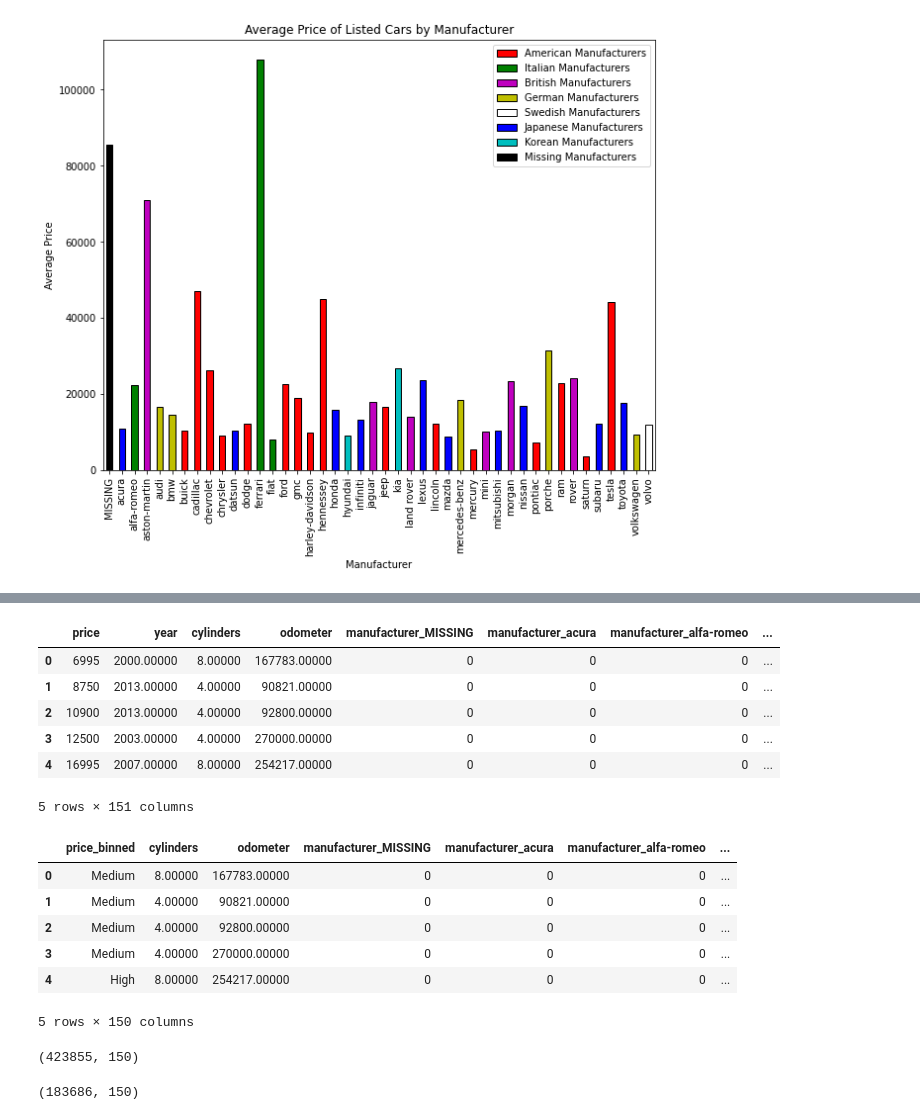
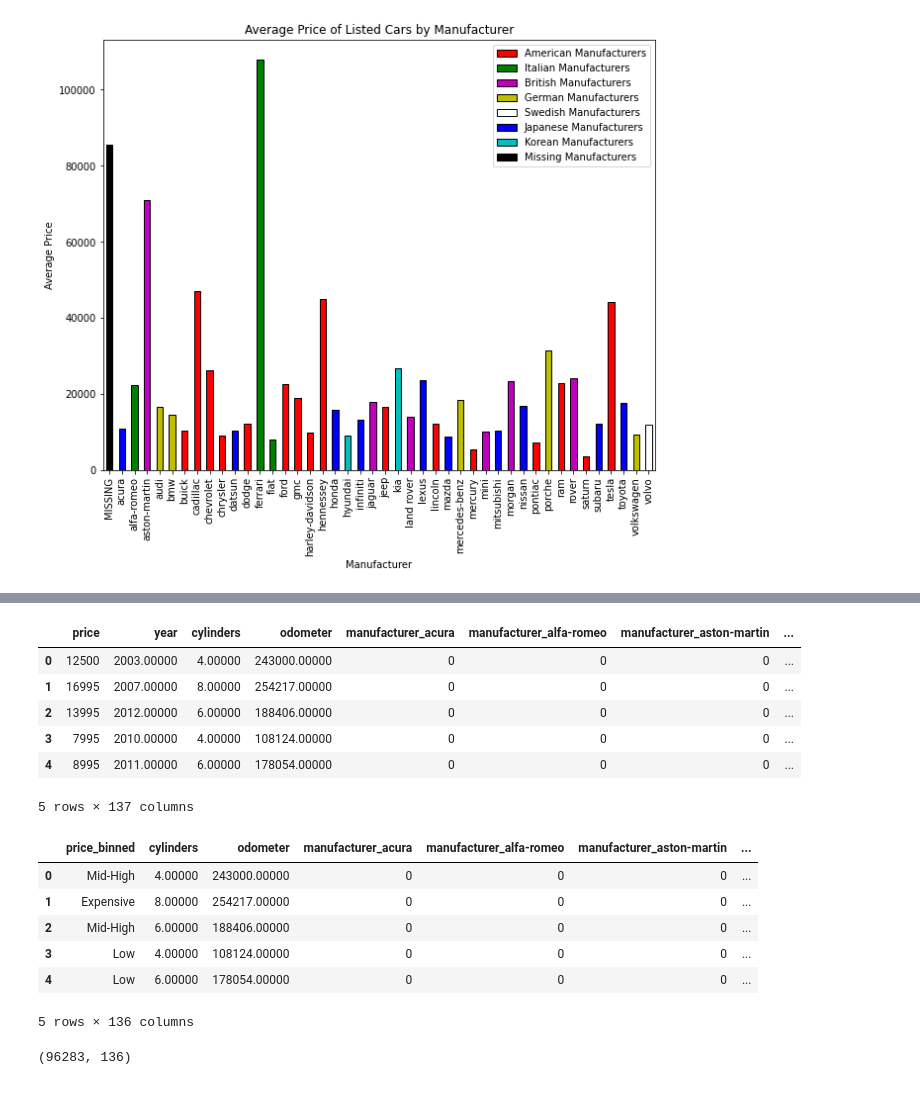
Before and after one commit to matthiasronnau/BANA-212-Final-Project, a Jupyter notebook: BANA-212 Final Project.ipynb, the cells around one changed output, grey strips where cells are left out. Cells and saved outputs as stored; diff of their text form; code cells hidden in the pictures.

Commit message:
Rearrange, drop missing, fix dummies

```diff
--- a/BANA-212 Final Project.ipynb
+++ b/BANA-212 Final Project.ipynb
@@ -260,0 +358,6 @@ plt.legend(handles = [american, italian, british, german, swedish, japanese, kor
+# %%
+cars.drop(index = cars.loc[cars["price"] > 300000].index, inplace = True)
+
+cars.drop(index = cars.loc[cars["price"] < 100].index, inplace = True)
+
+cars.reset_index(inplace = True, drop = True)
@@ -260,0 +376,5 @@ plt.legend(handles = [american, italian, british, german, swedish, japanese, kor
+# %%
+cars_no_missing = cars.copy()
+cars_no_missing.dropna(inplace = True)
+cars_no_missing.reset_index(inplace = True, drop = True)
+#cars_no_missing.head()
@@ -261,4 +404,4 @@ plt.legend(handles = [american, italian, british, german, swedish, japanese, kor
 # %%
-numerical = cars.loc[:, ["price", "year", "cylinders", "odometer"]]
-categorical = cars.loc[:, ["manufacturer", "condition", "fuel", "title_status", "transmission", "drive", "size",
+numerical = cars_no_missing.loc[:, ["price", "year", "cylinders", "odometer"]]
+categorical = cars_no_missing.loc[:, ["manufacturer", "condition", "fuel", "title_status", "transmission", "drive",
                            "type", "paint_color", "state"]]
@@ -267,12 +408,15 @@ categorical_dummies = pd.get_dummies(categorical)
+# %%
+#Create k-1 dummy variables for each k-level categorical variable
+categorical_dummies = pd.get_dummies(categorical, drop_first = True)
 # %%
-cars_continuous_and_dummy = pd.concat([numerical, categorical_dummies], axis = 1)
-cars_continuous_and_dummy.head()
+cars_linear_data = pd.concat([numerical, categorical_dummies], axis = 1)
+cars_linear_data.head()
 # %% [output]
-|  | price | year | cylinders | odometer | manufacturer_MISSING | manufacturer_acura | manufacturer_alfa-romeo | ... |
-| 0 | 6995 | 2000.00000 | 8.00000 | 167783.00000 | 0 | 0 | 0 | ... |
-| 1 | 8750 | 2013.00000 | 4.00000 | 90821.00000 | 0 | 0 | 0 | ... |
-| 2 | 10900 | 2013.00000 | 4.00000 | 92800.00000 | 0 | 0 | 0 | ... |
-| 3 | 12500 | 2003.00000 | 4.00000 | 270000.00000 | 0 | 0 | 0 | ... |
-| 4 | 16995 | 2007.00000 | 8.00000 | 254217.00000 | 0 | 0 | 0 | ... |
+|  | price | year | cylinders | odometer | manufacturer_acura | manufacturer_alfa-romeo | manufacturer_aston-martin | ... |
+| 0 | 12500 | 2003.00000 | 4.00000 | 243000.00000 | 0 | 0 | 0 | ... |
+| 1 | 16995 | 2007.00000 | 8.00000 | 254217.00000 | 0 | 0 | 0 | ... |
+| 2 | 13995 | 2012.00000 | 6.00000 | 188406.00000 | 0 | 0 | 0 | ... |
+| 3 | 7995 | 2010.00000 | 4.00000 | 108124.00000 | 0 | 0 | 0 | ... |
+| 4 | 8995 | 2011.00000 | 6.00000 | 178054.00000 | 0 | 0 | 0 | ... |
-5 rows × 151 columns
+5 rows × 137 columns
 # %%
@@ -286,26 +431,23 @@ price_binned = pd.cut(cars_continuous_and_dummy["price"], bins = [min_price, pri
 # %%
-cars_price_binned_and_dummy = cars_continuous_and_dummy.copy()
-cars_price_binned_and_dummy["price_binned"] = price_binned
-cars_price_binned_and_dummy.drop("price", axis = 1, inplace = True)
-cars_price_binned_and_dummy = cars_price_binned_and_dummy[
-    [cars_price_binned_and_dummy.columns[-1]] + list(cars_price_binned_and_dummy.columns[1:-1])]
-cars_price_binned_and_dummy.head()
+cars_price_binned = cars_linear_data.copy()
+cars_price_binned["price_binned"] = price_binned
+cars_price_binned.drop("price", axis = 1, inplace = True)
+cars_price_binned = cars_price_binned[[cars_price_binned.columns[-1]] + list(cars_price_binned.columns[1:-1])]
+cars_price_binned.head()
 # %% [output]
-|  | price_binned | cylinders | odometer | manufacturer_MISSING | manufacturer_acura | manufacturer_alfa-romeo | ... |
-| 0 | Medium | 8.00000 | 167783.00000 | 0 | 0 | 0 | ... |
-| 1 | Medium | 4.00000 | 90821.00000 | 0 | 0 | 0 | ... |
-| 2 | Medium | 4.00000 | 92800.00000 | 0 | 0 | 0 | ... |
-| 3 | Medium | 4.00000 | 270000.00000 | 0 | 0 | 0 | ... |
-| 4 | High | 8.00000 | 254217.00000 | 0 | 0 | 0 | ... |
+|  | price_binned | cylinders | odometer | manufacturer_acura | manufacturer_alfa-romeo | manufacturer_aston-martin | ... |
+| 0 | Mid-High | 4.00000 | 243000.00000 | 0 | 0 | 0 | ... |
+| 1 | Expensive | 8.00000 | 254217.00000 | 0 | 0 | 0 | ... |
+| 2 | Mid-High | 6.00000 | 188406.00000 | 0 | 0 | 0 | ... |
+| 3 | Low | 4.00000 | 108124.00000 | 0 | 0 | 0 | ... |
+| 4 | Low | 6.00000 | 178054.00000 | 0 | 0 | 0 | ... |
-5 rows × 150 columns
+5 rows × 136 columns
 # %%
-cars_price_binned_and_dummy.shape
+cars_price_binned.shape
 # %% [output]
-(423855, 150)
+(96283, 136)
 # %%
-test_data = cars_price_binned_and_dummy.copy()
-test_data.dropna(inplace = True)
-test_data.shape
+#test_data = cars_price_binned_and_dummy.copy()
+#test_data.dropna(inplace = True)
+#test_data.shape
-# %% [output]
-(183686, 150)
 # %%
```
Also changed, not shown: parts of 24 cells of this notebook.
